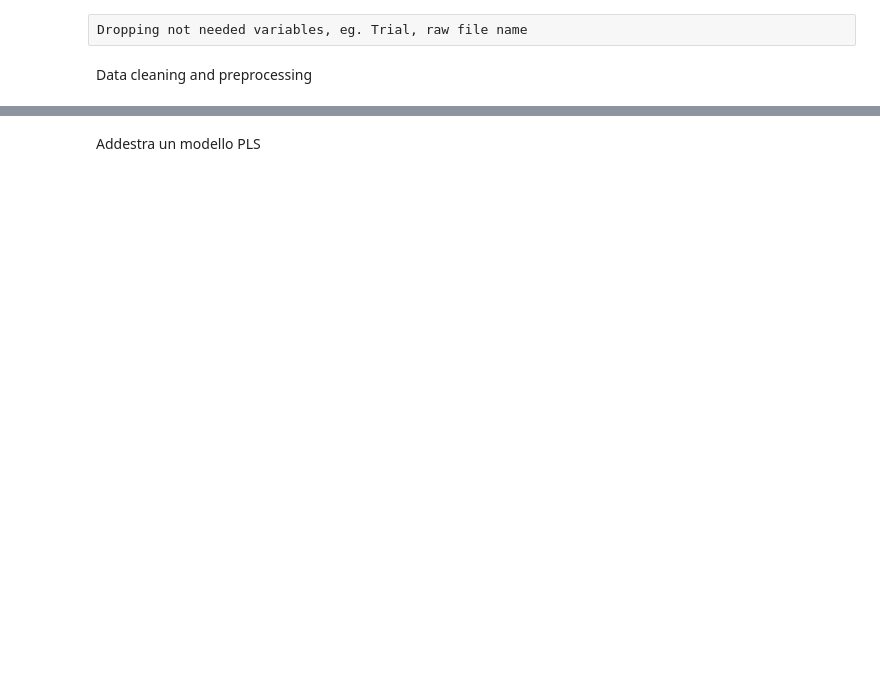
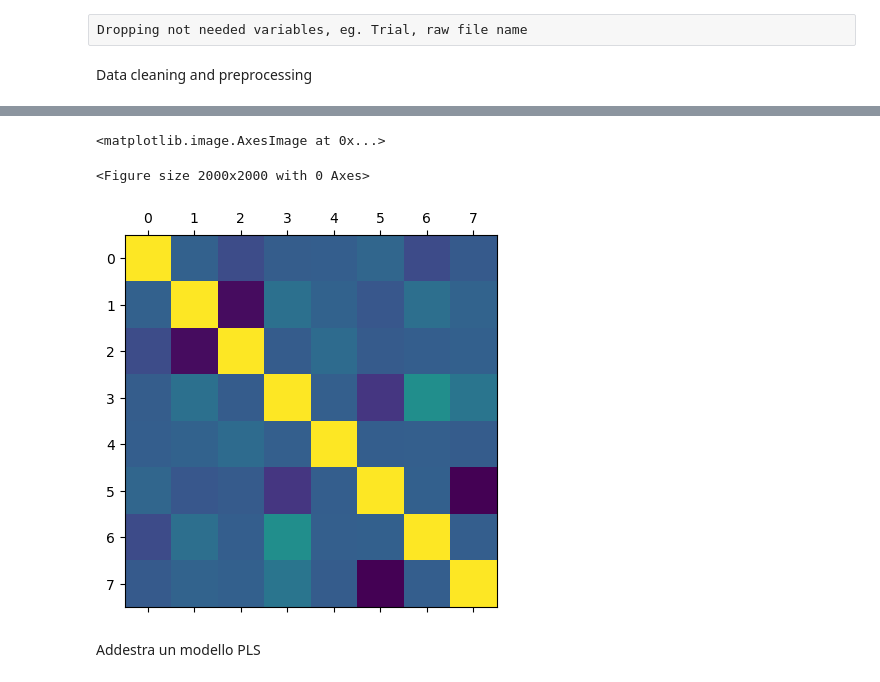
Before and after one commit to MarcoNapoleone/thesis, a Jupyter notebook: notebooks/PLS_regression/PLS_regression.ipynb, the cells around one changed output, grey strips where cells are left out. Cells and saved outputs as stored; diff of their text form; code cells hidden in the pictures; blank space fills up the shorter version.

```diff
--- a/notebooks/PLS_regression/PLS_regression.ipynb
+++ b/notebooks/PLS_regression/PLS_regression.ipynb
@@ -56,3 +77,14 @@ df.fillna(df.mean(), inplace=True)
+# %%
+
+# showing a plot of the correlation matrix
+vars = df[['Age', 'Race', 'Region', 'os_time', 'prior_antiangiogenic_regimens', 'Treatment', 'CRF_MSKCC_Risk_Group', 'time_point']]
+corr = vars.corr()
+plt.figure(figsize=(20, 20))
+plt.matshow(corr)
+# %% [output]
+<matplotlib.image.AxesImage at 0x...>
+<Figure size 2000x2000 with 0 Axes>
+[figure, added]
 # %% [markdown]
 Addestra un modello PLS
 # %%
```
Also changed, not shown: parts of 5 cells of this notebook, 9 other files.
